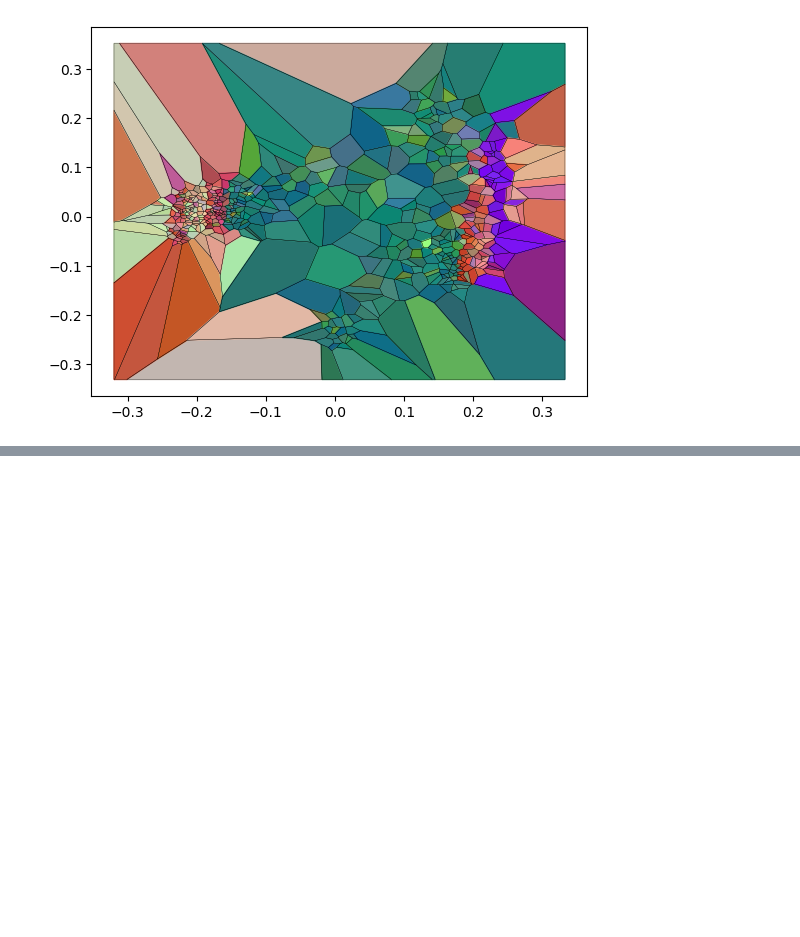
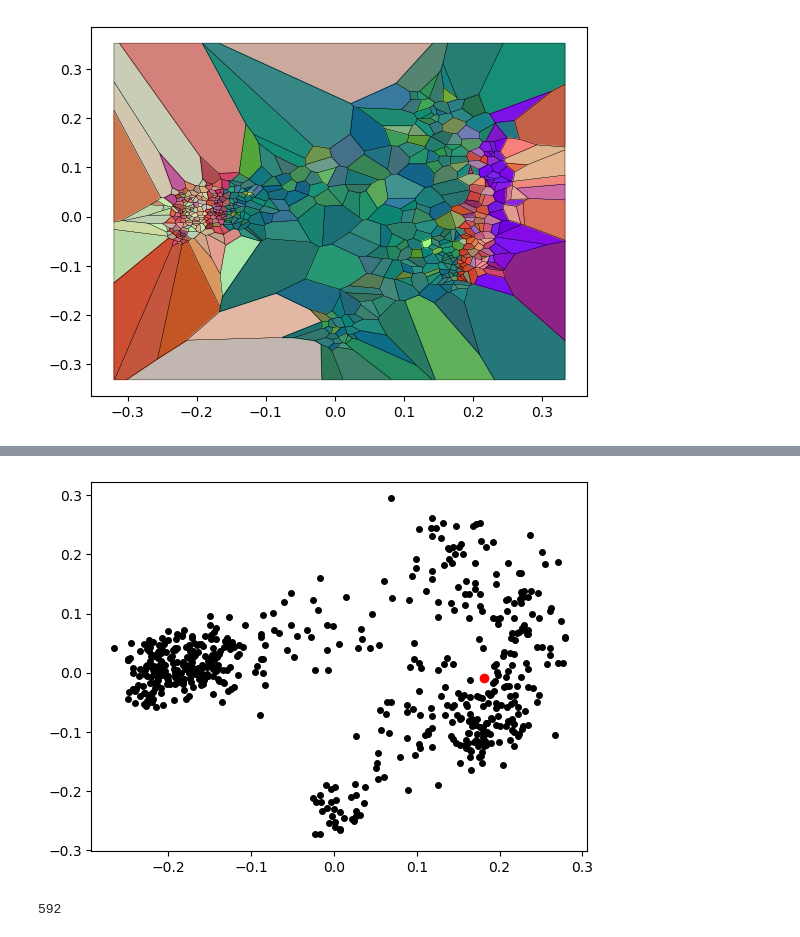
Before and after one commit to aidanbx/GraphGurusVault, a Jupyter notebook: src/Voronoi.ipynb, the cells around one changed output, grey strips where cells are left out. Cells and saved outputs as stored; diff of their text form; code cells hidden in the pictures; blank space fills up the shorter version.

```diff
--- a/src/Voronoi.ipynb
+++ b/src/Voronoi.ipynb
@@ -46,0 +88,10 @@ plt.show()
+# %%
+center = latent_space[0]
+other = latent_space[1:]
+
+plt.plot(*center, marker="o", markersize=6, markeredgecolor='red', markerfacecolor='red')
+for point in other:
+    plt.plot(*point, marker="o", markersize=4, markeredgecolor='black', markerfacecolor='black')
+plt.show()
+# %% [output]
+[figure, added]
@@ -46,0 +110,4 @@ plt.show()
+# %%
+max(weights)
+# %% [output]
+592
```
Also changed, not shown: parts of 29 cells of this notebook.
